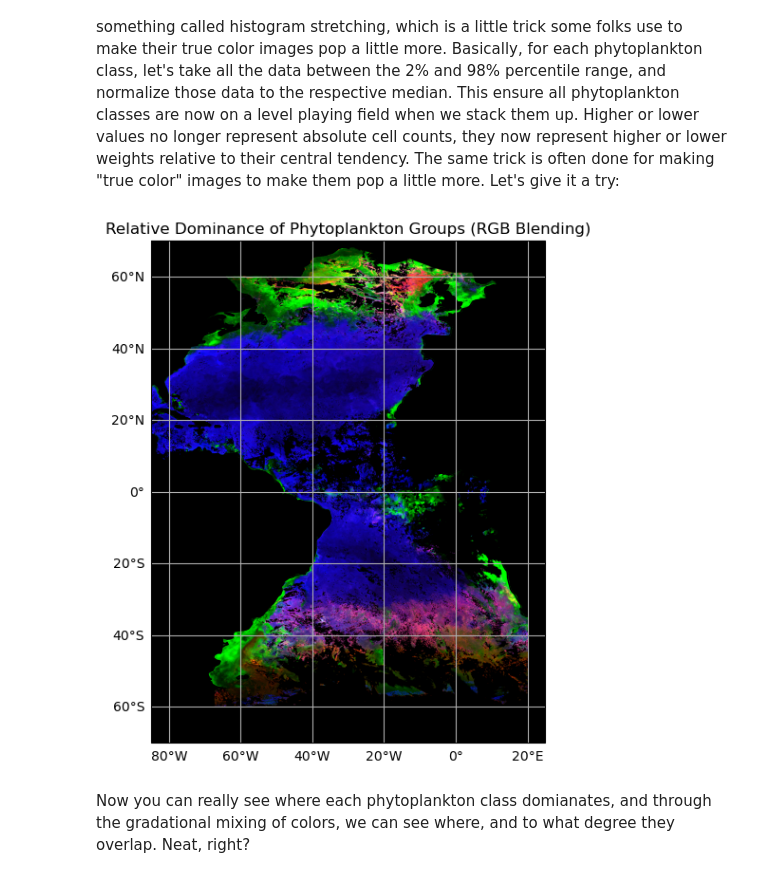
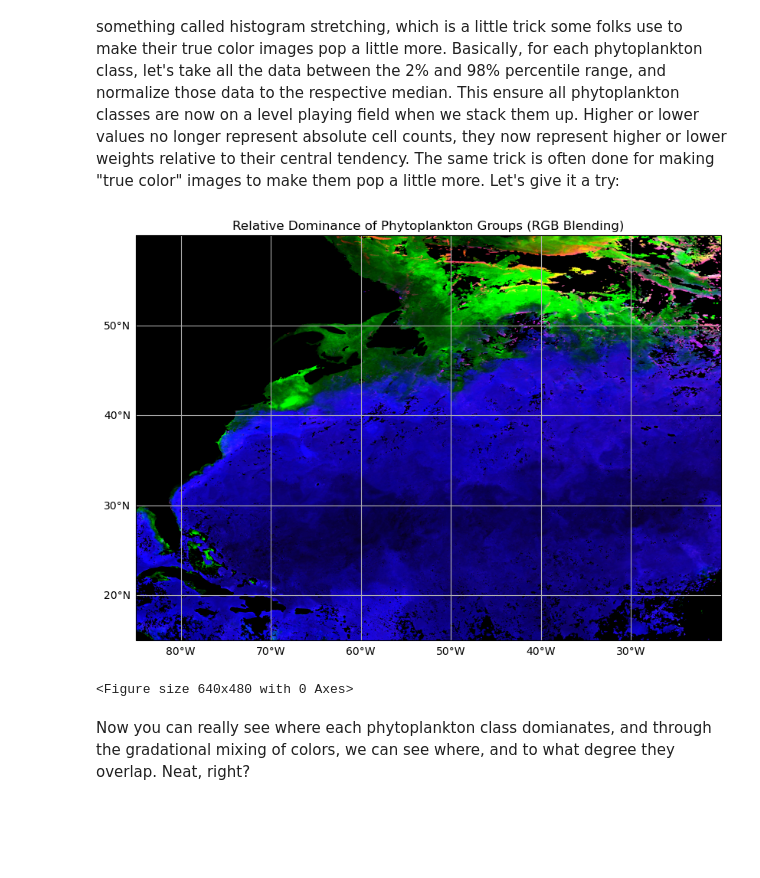
Before and after one commit to nmfs-opensci/EDMW-EarthData-Workshop-2025, a Jupyter notebook: tutorials/python/Tutorial_3_moana-erddap.ipynb, the cells around one changed output. Drawn from its saved outputs; the diff is of its cells as text; code cells hidden in the pictures; blank space fills up the shorter version.

```diff
--- a/tutorials/python/Tutorial_3_moana-erddap.ipynb
+++ b/tutorials/python/Tutorial_3_moana-erddap.ipynb
@@ -236,35 +237,42 @@ import cartopy.feature as cfeature
 
 def robust_normalize(arr):
     vmin, vmax = np.nanpercentile(arr, [2, 98])
     return np.clip((arr - vmin) / (vmax - vmin), 0, 1)
 
 pro_norm = robust_normalize(pro_da.values)
 syn_norm = robust_normalize(syn_da.values)
 pico_norm = robust_normalize(pico_da.values)
 
 # Stack into an RGB image (shape: lat x lon x 3)
 rgb_image = np.stack([syn_norm, pico_norm, pro_norm], axis=-1)  # R=Syn, G=Pico, B=Pro
 
 # Set pixels with all zeros (e.g., NaNs) to black
 rgb_image[np.isnan(rgb_image)] = 0
 rgb_image = np.flipud(rgb_image)
 
 # Plot the RGB image
 fig, ax = plt.subplots(figsize=(10, 6), subplot_kw={'projection': ccrs.PlateCarree()})
 ax.set_title("Relative Dominance of Phytoplankton Groups (RGB Blending)")
 ax.coastlines()
 ax.add_feature(cfeature.BORDERS, linewidth=0.3)
 gl = ax.gridlines(draw_labels=True)
 gl.right_labels = gl.top_labels = False
 
-# Use imshow with correct extent
+# Use imshow with full extent
 extent = [pro_da.longitude.min(), pro_da.longitude.max(), pro_da.latitude.min(), pro_da.latitude.max()]
 ax.imshow(rgb_image, origin='lower', extent=extent, transform=ccrs.PlateCarree())
 
+# Show only north of the equator
+ax.set_extent([pro_da.longitude.min(), pro_da.longitude.max(), 0, pro_da.latitude.max()], crs=ccrs.PlateCarree())
+ax.set_extent([pro_da.longitude.min(), -20, 15, 60], crs=ccrs.PlateCarree())
+
 plt.tight_layout()
 plt.show()
+plt.tight_layout()
+plt.show()
 # %% [output]
-[figure, old version]
+[figure, new version]
+<Figure size 640x480 with 0 Axes>
 # %% [markdown]
 Now you can really see where each phytoplankton class domianates, and through the gradational mixing of colors, we can see where, and to what degree they overlap. Neat, right?
 # %% [markdown]
```
Also changed, not shown: parts of 2 cells of this notebook.
